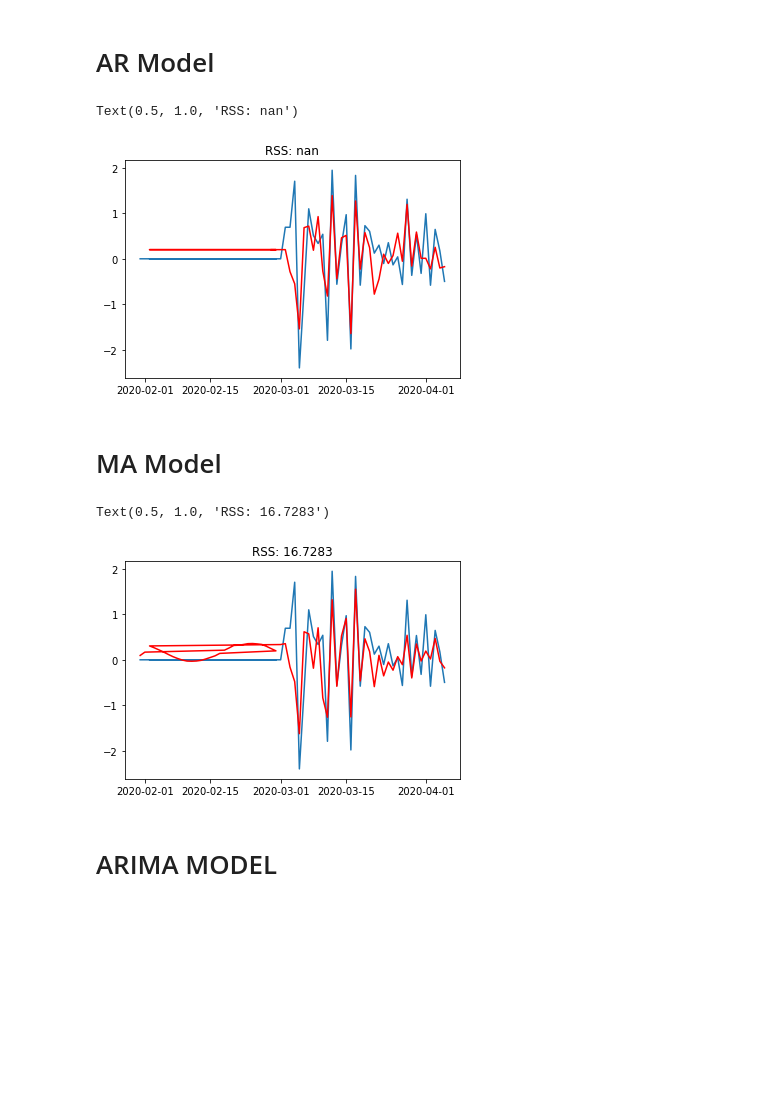
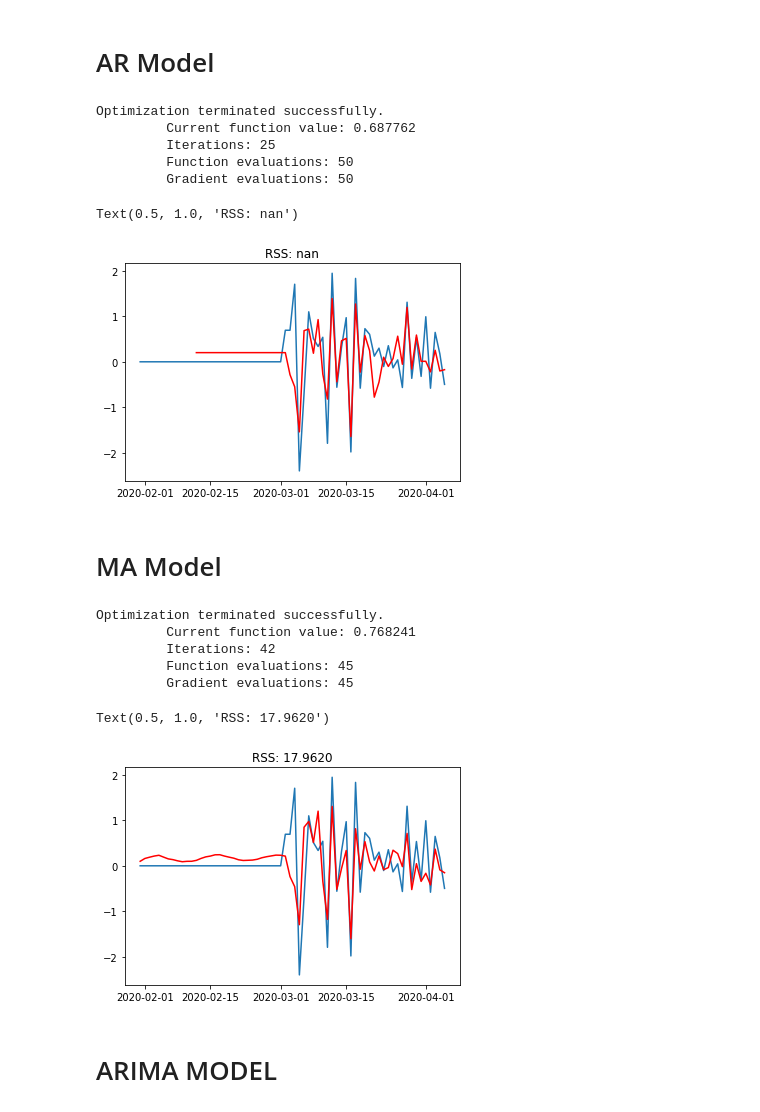
Before and after one commit to sidoff8/Covid-19-in-India, a Jupyter notebook: Covid_ARIMA.ipynb, the cells around one changed output. Drawn from its saved outputs; the diff is of its cells as text; code cells hidden in the pictures; blank space fills up the shorter version.

```diff
--- a/Covid_ARIMA.ipynb
+++ b/Covid_ARIMA.ipynb
@@ -220,0 +233,6 @@ memory usage: 1.6 KB
+# %%
+dd = [sdate + timedelta(days=x) for x in range((edate-sdate).days + 1)]
+# %%
+dd = pd.Series(dd)
+# %%
+dd = pd.to_datetime(dd)
@@ -221,5 +259,5 @@ memory usage: 1.6 KB
 # %%
-x.set_index('Date', inplace=True)
+x.set_index(dd, inplace=True)
 # %%
 x.index
 # %% [output]
@@ -626,24 +657,34 @@ Now, using this make 3 different ARIMA models considering individual as well as
 # AR Model
 # %%
 model = ARIMA(ts_log,order=(12,1,0))
-results_AR = model.fit(method='css',solver='lbfgs')
+results_AR = model.fit(method='css',solver='cg')
 plt.plot(ts_log_diff)
 plt.plot(results_AR.fittedvalues,color='red')
 plt.title('RSS: %.4f'% sum((results_AR.fittedvalues-ts_log_diff)**2))
 # %% [output]
-Text(0.5, 1.0, 'RSS: nan')
+Optimization terminated successfully.
+         Current function value: 0.687762
+         Iterations: 25
+         Function evaluations: 50
+         Gradient evaluations: 50
+Text(0.5, 1.0, 'RSS: nan')
-[figure, old version]
+[figure, new version]
 # %% [markdown]
 # MA Model
 # %%
-model = ARIMA(ts_log,order=(0,1,11))
-results_MA = model.fit(method='css',solver='lbfgs')
+model = ARIMA(ts_log,order=(0,1,12))
+results_MA = model.fit(method='css',solver='bfgs')
 plt.plot(ts_log_diff)
 plt.plot(results_MA.fittedvalues,color='red')
 plt.title('RSS: %.4f'% sum((results_MA.fittedvalues-ts_log_diff)**2))
 # %% [output]
-Text(0.5, 1.0, 'RSS: 16.7283')
+Optimization terminated successfully.
+         Current function value: 0.768241
+         Iterations: 42
+         Function evaluations: 45
+         Gradient evaluations: 45
+Text(0.5, 1.0, 'RSS: 17.9620')
-[figure, old version]
+[figure, new version]
 # %% [markdown]
 # ARIMA MODEL
 # %%
```
Also changed, not shown: parts of 31 cells of this notebook.
